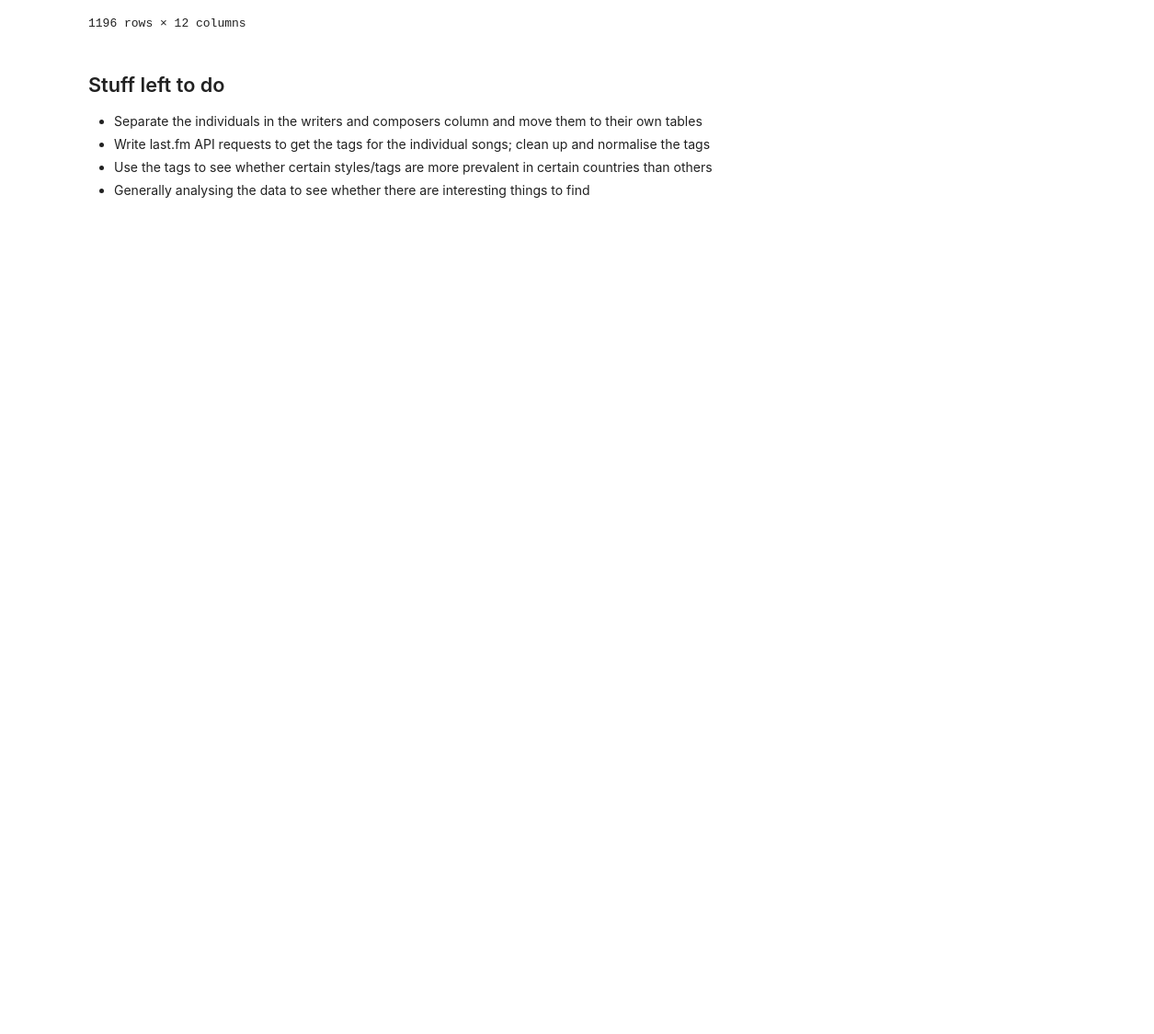
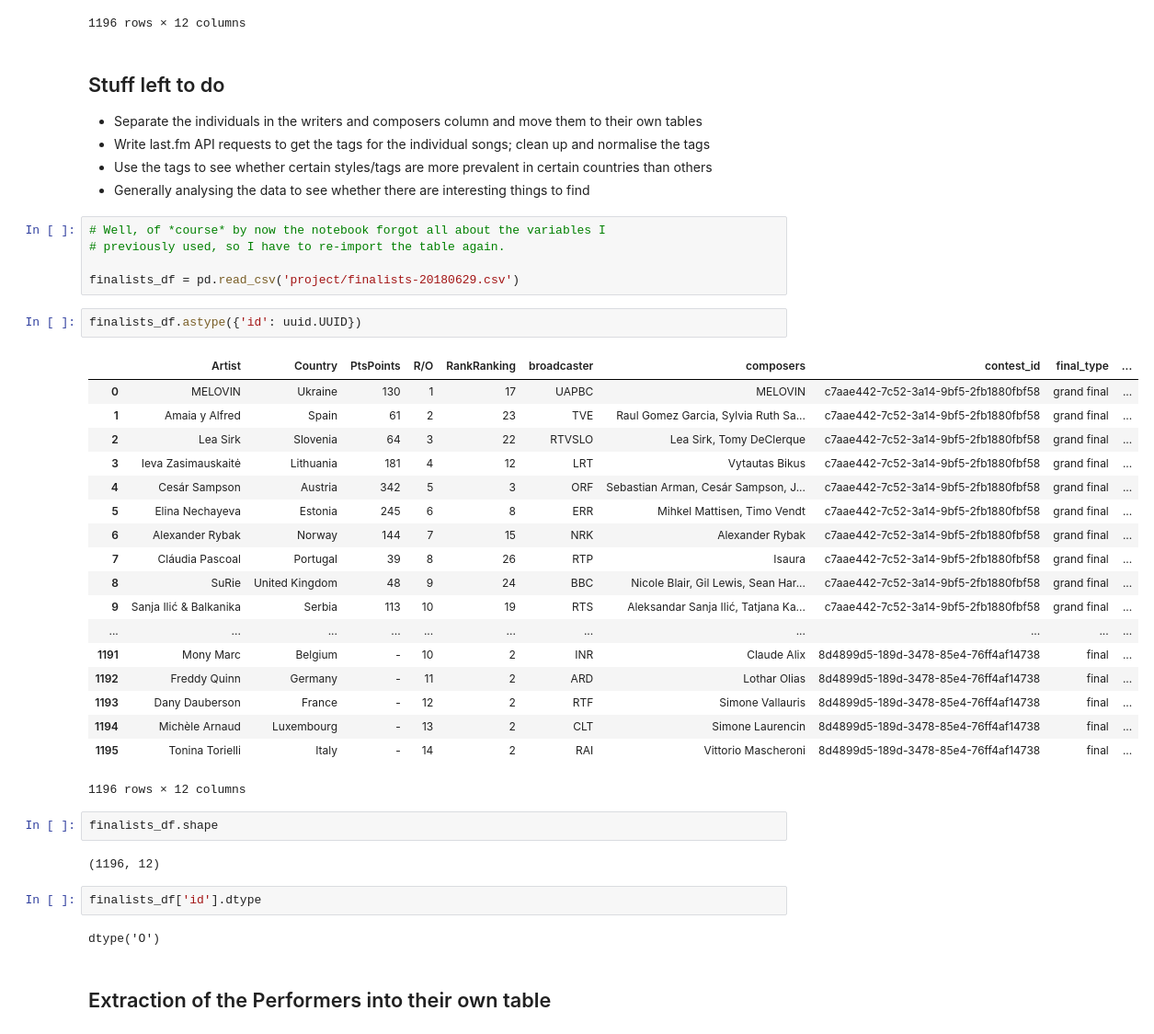
Before and after one commit to xeophin/lede-data-and-databases, a Jupyter notebook: project/esc.ipynb, the cells around one changed output. Shown at 92% size. Saved outputs shown, nothing was run; the diff lists cells and outputs as text; blank space fills up the shorter version.

```diff
--- a/project/esc.ipynb
+++ b/project/esc.ipynb
@@ -428,3 +428,39 @@ finalists_df
 - Write last.fm API requests to get the tags for the individual songs; clean up and normalise the tags
 - Use the tags to see whether certain styles/tags are more prevalent in certain countries than others
 - Generally analysing the data to see whether there are interesting things to find
+# %%
+# Well, of *course* by now the notebook forgot all about the variables I
+# previously used, so I have to re-import the table again.
+
+finalists_df = pd.read_csv('project/finalists-20180629.csv')
+# %%
+finalists_df.astype({'id': uuid.UUID})
+# %% [output]
+|  | Artist | Country | PtsPoints | R/O | RankRanking | broadcaster | composers | contest_id | final_type | ... |
+| 0 | MELOVIN | Ukraine | 130 | 1 | 17 | UAPBC | MELOVIN | c7aae442-7c52-3a14-9bf5-2fb1880fbf58 | grand final | ... |
+| 1 | Amaia y Alfred | Spain | 61 | 2 | 23 | TVE | Raul Gomez Garcia, Sylvia Ruth Sa... | c7aae442-7c52-3a14-9bf5-2fb1880fbf58 | grand final | ... |
+| 2 | Lea Sirk | Slovenia | 64 | 3 | 22 | RTVSLO | Lea Sirk, Tomy DeClerque | c7aae442-7c52-3a14-9bf5-2fb1880fbf58 | grand final | ... |
+| 3 | Ieva Zasimauskaitė | Lithuania | 181 | 4 | 12 | LRT | Vytautas Bikus | c7aae442-7c52-3a14-9bf5-2fb1880fbf58 | grand final | ... |
+| 4 | Cesár Sampson | Austria | 342 | 5 | 3 | ORF | Sebastian Arman, Cesár Sampson, J... | c7aae442-7c52-3a14-9bf5-2fb1880fbf58 | grand final | ... |
+| 5 | Elina Nechayeva | Estonia | 245 | 6 | 8 | ERR | Mihkel Mattisen, Timo Vendt | c7aae442-7c52-3a14-9bf5-2fb1880fbf58 | grand final | ... |
+| 6 | Alexander Rybak | Norway | 144 | 7 | 15 | NRK | Alexander Rybak | c7aae442-7c52-3a14-9bf5-2fb1880fbf58 | grand final | ... |
+| 7 | Cláudia Pascoal | Portugal | 39 | 8 | 26 | RTP | Isaura | c7aae442-7c52-3a14-9bf5-2fb1880fbf58 | grand final | ... |
+| 8 | SuRie | United Kingdom | 48 | 9 | 24 | BBC | Nicole Blair, Gil Lewis, Sean Har... | c7aae442-7c52-3a14-9bf5-2fb1880fbf58 | grand final | ... |
+| 9 | Sanja Ilić & Balkanika | Serbia | 113 | 10 | 19 | RTS | Aleksandar Sanja Ilić, Tatjana Ka... | c7aae442-7c52-3a14-9bf5-2fb1880fbf58 | grand final | ... |
+| ... | ... | ... | ... | ... | ... | ... | ... | ... | ... | ... |
+| 1191 | Mony Marc | Belgium | - | 10 | 2 | INR | Claude Alix | 8d4899d5-189d-3478-85e4-76ff4af14738 | final | ... |
+| 1192 | Freddy Quinn | Germany | - | 11 | 2 | ARD | Lothar Olias | 8d4899d5-189d-3478-85e4-76ff4af14738 | final | ... |
+| 1193 | Dany Dauberson | France | - | 12 | 2 | RTF | Simone Vallauris | 8d4899d5-189d-3478-85e4-76ff4af14738 | final | ... |
+| 1194 | Michèle Arnaud | Luxembourg | - | 13 | 2 | CLT | Simone Laurencin | 8d4899d5-189d-3478-85e4-76ff4af14738 | final | ... |
+| 1195 | Tonina Torielli | Italy | - | 14 | 2 | RAI | Vittorio Mascheroni | 8d4899d5-189d-3478-85e4-76ff4af14738 | final | ... |
+1196 rows × 12 columns
+# %%
+finalists_df.shape
+# %% [output]
+(1196, 12)
+# %%
+finalists_df['id'].dtype
+# %% [output]
+dtype('O')
+# %% [markdown]
+## Extraction of the Performers into their own table
```
Also changed, not shown: parts of 26 cells of this notebook, 4 other files.
